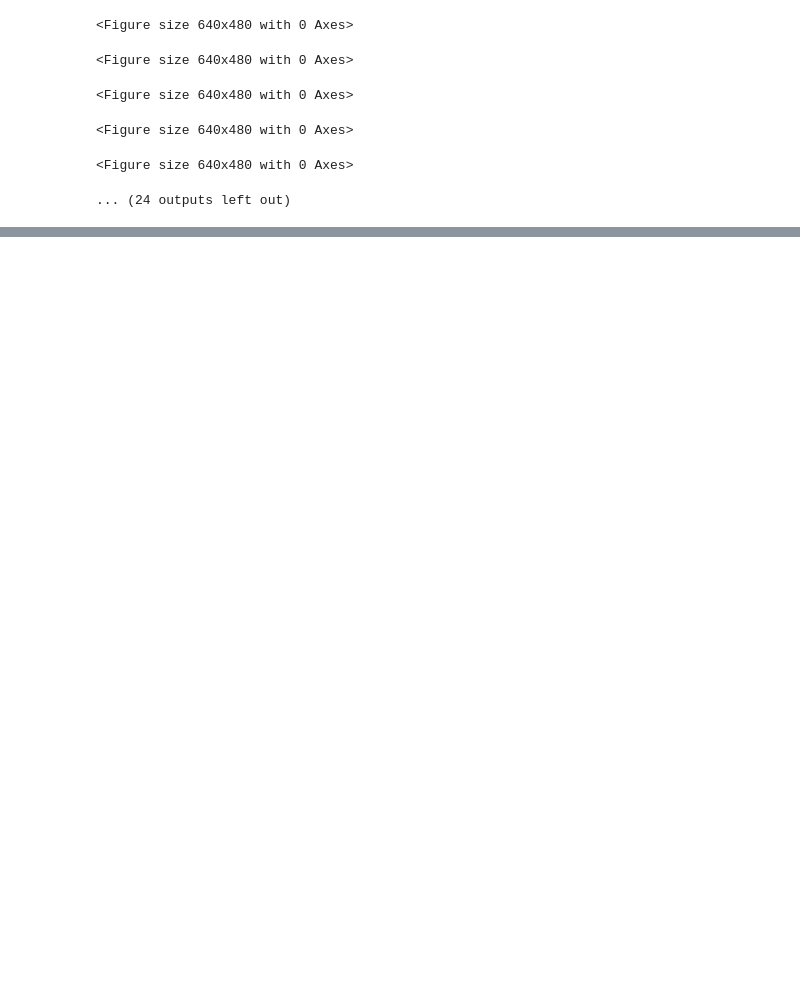
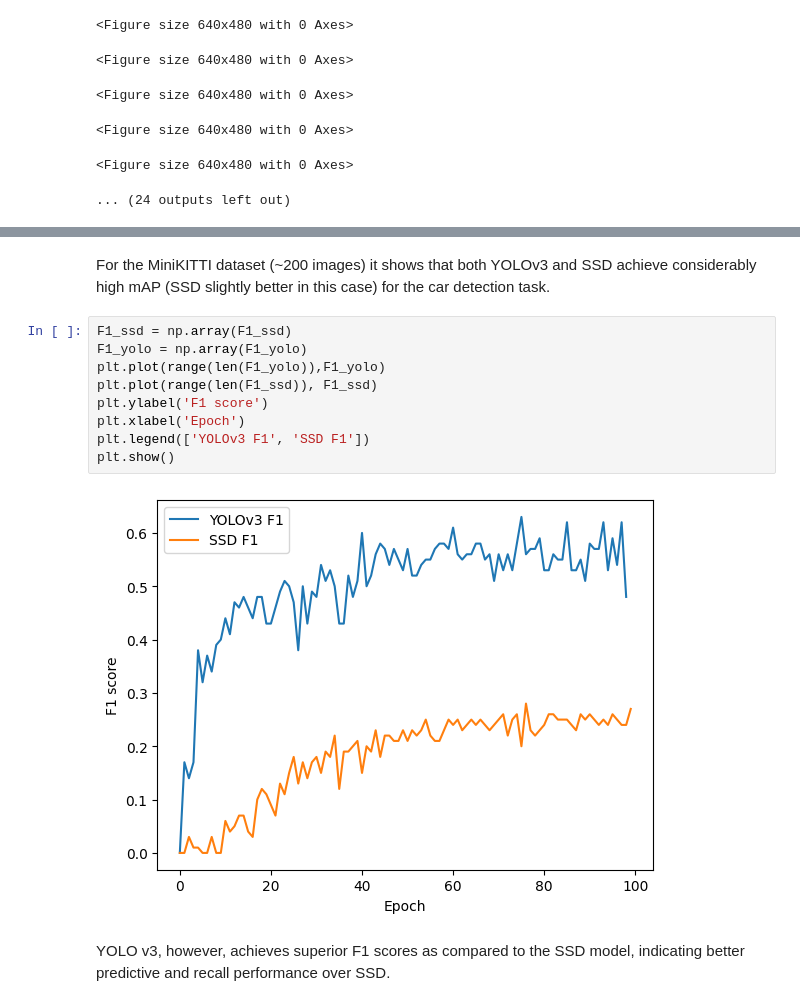
Before and after one commit to kbali1297/YOLOV3_SSD, a Jupyter notebook: main.ipynb, the cells around one changed output, grey strips where cells are left out. Cells and saved outputs as stored; diff of their text form; blank space fills up the shorter version.

```diff
--- a/main.ipynb
+++ b/main.ipynb
@@ -531,0 +578,15 @@ img shape: (300, 300, 3)
+# %% [markdown]
+For the MiniKITTI dataset (~200 images) it shows that both YOLOv3 and SSD achieve considerably high mAP (SSD slightly better in this case) for the car detection task.
+# %%
+F1_ssd = np.array(F1_ssd)
+F1_yolo = np.array(F1_yolo)
+plt.plot(range(len(F1_yolo)),F1_yolo)
+plt.plot(range(len(F1_ssd)), F1_ssd)
+plt.ylabel('F1 score')
+plt.xlabel('Epoch')
+plt.legend(['YOLOv3 F1', 'SSD F1'])
+plt.show()
+# %% [output]
+[figure, added]
+# %% [markdown]
+YOLO v3, however, achieves superior F1 scores as compared to the SSD model, indicating better predictive and recall performance over SSD.
```
Also changed, not shown: parts of 5 cells of this notebook, 3 other files.
